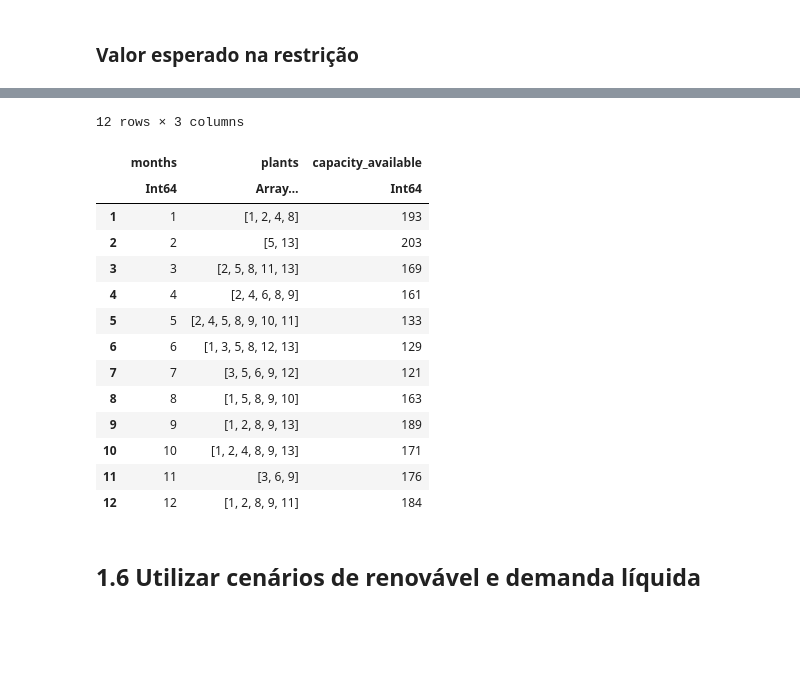
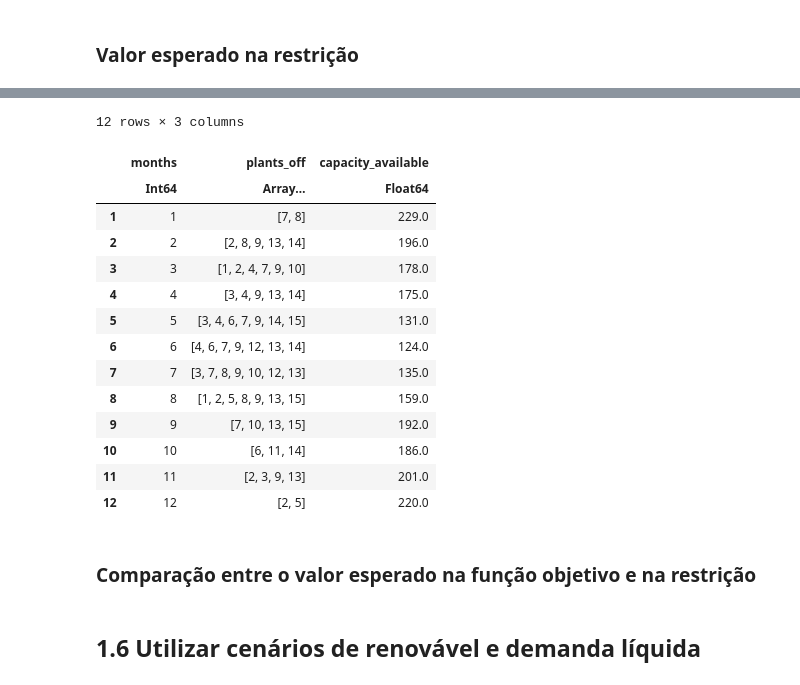
Before and after one commit to lucasresck/PSR-internship, a Jupyter notebook: Notebooks/Exercises/Tarefas.ipynb, the cells around one changed output, grey strips where cells are left out. Saved outputs shown, nothing was run; the diff lists cells and outputs as text; code cells hidden in the pictures; blank space fills up the shorter version.

```diff
--- a/Notebooks/Exercises/Tarefas.ipynb
+++ b/Notebooks/Exercises/Tarefas.ipynb
@@ -27,3 +58,22 @@ end;
+# %%
+#Valores padrão
+G = [10, 5, 20, 18, 23, 32, 7, 12, 10, 20, 17, 32, 12, 13, 17]
+d = [238, 220, 187, 175, 135, 127, 144, 165, 193, 205, 213, 233]
+R = [33, 46, 32, 27, 10, 8, 20, 21, 37, 41, 27, 27]
+θ = 0.2
+Ns = 10
+K = Int.(ones(length(G)))
+cg = Int.(ones(length(G)))
+
+d_array = [[Int(round(d * 0.7)) for d in d]]
+for scenario in 2:Ns
+    push!(d_array, [Int(round(d * (0.4 + 0.6 * rand()))) for d in d])
+end
+ds = hcat(d_array...)
+dsR = similar(ds)
+for scenario in 1:Ns
+    dsR[:, scenario] = ds[:, scenario] - R
+end;
 # %% [markdown]
 ## 1.1 Heurística de solução para o problema de manutenção
 # %% [markdown]
@@ -409 +445,8 @@ nmonths5_2 = length(d5_2_m);
+# %%
+G5_2 = G
+d5_2 = ds
+
+Ns5_2 = Ns
+nplants5_2 = length(G5_2)
+nmonths5_2 = size(d5_2)[1];
 # %%
@@ -459,19 +502,19 @@ getobjectivevalue(m5_2) = 117.66666666666667
 # %%
-dados5_2, plot5_2 = dados_e_plot(G5_2, schedule_matrix5_2, d5_2, "1.5 Utilizar cenários de demanda", nplants5_2, nmonths5_2)
+dados5_2, plot1_5_2, plot2_5_2 = dados_e_plot(G5_2, schedule_matrix5_2, d5_2, "1.5 Utilizar cenários de demanda", expected_value_of_demand = true)
 dados5_2
 # %% [output]
 12 rows × 3 columns
-|  | months | plants | capacity_available |
-|  | Int64 | Array… | Int64 |
-| 1 | 1 | [1, 2, 4, 8] | 193 |
-| 2 | 2 | [5, 13] | 203 |
-| 3 | 3 | [2, 5, 8, 11, 13] | 169 |
-| 4 | 4 | [2, 4, 6, 8, 9] | 161 |
-| 5 | 5 | [2, 4, 5, 8, 9, 10, 11] | 133 |
-| 6 | 6 | [1, 3, 5, 8, 12, 13] | 129 |
-| 7 | 7 | [3, 5, 6, 9, 12] | 121 |
-| 8 | 8 | [1, 5, 8, 9, 10] | 163 |
-| 9 | 9 | [1, 2, 8, 9, 13] | 189 |
-| 10 | 10 | [1, 2, 4, 8, 9, 13] | 171 |
-| 11 | 11 | [3, 6, 9] | 176 |
-| 12 | 12 | [1, 2, 8, 9, 11] | 184 |
+|  | months | plants_off | capacity_available |
+|  | Int64 | Array… | Float64 |
+| 1 | 1 | [7, 8] | 229.0 |
+| 2 | 2 | [2, 8, 9, 13, 14] | 196.0 |
+| 3 | 3 | [1, 2, 4, 7, 9, 10] | 178.0 |
+| 4 | 4 | [3, 4, 9, 13, 14] | 175.0 |
+| 5 | 5 | [3, 4, 6, 7, 9, 14, 15] | 131.0 |
+| 6 | 6 | [4, 6, 7, 9, 12, 13, 14] | 124.0 |
+| 7 | 7 | [3, 7, 8, 9, 10, 12, 13] | 135.0 |
+| 8 | 8 | [1, 2, 5, 8, 9, 13, 15] | 159.0 |
+| 9 | 9 | [7, 10, 13, 15] | 192.0 |
+| 10 | 10 | [6, 11, 14] | 186.0 |
+| 11 | 11 | [2, 3, 9, 13] | 201.0 |
+| 12 | 12 | [2, 5] | 220.0 |
@@ -479,0 +525,2 @@ plot5_2
+# %% [markdown]
+### Comparação entre o valor esperado na função objetivo e na restrição
```
Also changed, not shown: parts of 107 cells of this notebook.
